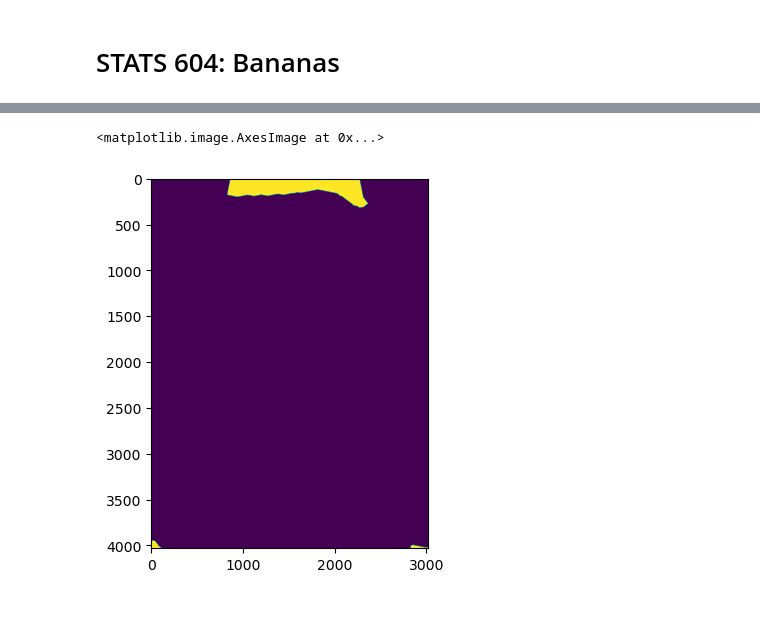
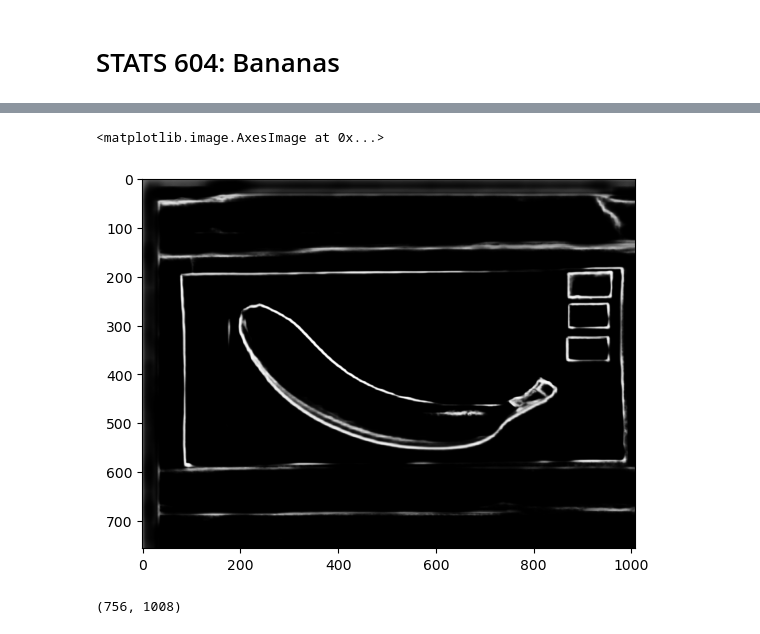
Before and after one commit to yashpatel5400/stats604-project3, a Jupyter notebook: project3.ipynb, the cells around one changed output, grey strips where cells are left out. Cells and saved outputs as stored; diff of their text form; code cells hidden in the pictures.

```diff
--- a/project3.ipynb
+++ b/project3.ipynb
@@ -20,27 +23,19 @@ plt.imshow(gray, cmap='gray')
 # %%
-# noise removal
-kernel = np.ones((3,3),np.uint8)
-opening = cv.morphologyEx(thresh,cv.MORPH_OPEN,kernel, iterations = 2)
-# sure background area
-sure_bg = cv.dilate(opening,kernel,iterations=3)
-# Finding sure foreground area
-dist_transform = cv.distanceTransform(opening,cv.DIST_L2,5)
-ret, sure_fg = cv.threshold(dist_transform,0.7*dist_transform.max(),255,0)
-# Finding unknown region
-sure_fg = np.uint8(sure_fg)
-unknown = cv.subtract(sure_bg,sure_fg)
-
-# Marker labelling
-ret, markers = cv.connectedComponents(sure_fg)
-# Add one to all labels so that sure background is not 0, but 1
-markers = markers+1
-# Now, mark the region of unknown with zero
-markers[unknown==255] = 255
-
-markers = cv.watershed(img,markers)
-img[markers == -1] = 0
-
-plt.imshow(sure_fg)
+W, H, _ = img.shape
+blob = cv2.dnn.blobFromImage(img, scalefactor=1.0, size=(W, H), swapRB=False, crop=False)
+net = cv2.dnn.readNetFromCaffe("deploy.prototxt", "hed_pretrained_bsds.caffemodel")
-# %% [output]
-<matplotlib.image.AxesImage at 0x...>
-[figure, removed]
+# %%
+net.setInput(blob)
+hed = net.forward()
+# %%
+hed = cv2.resize(hed[0, 0], (W, H))
+hed = (255 * hed).astype("uint8")
+# %%
+plt.imshow(hed, cmap='gray')
+# %% [output]
+<matplotlib.image.AxesImage at 0x...>
+[figure, added]
+# %%
+hed.shape
+# %% [output]
+(756, 1008)
```
Also changed, not shown: parts of 3 cells of this notebook.
